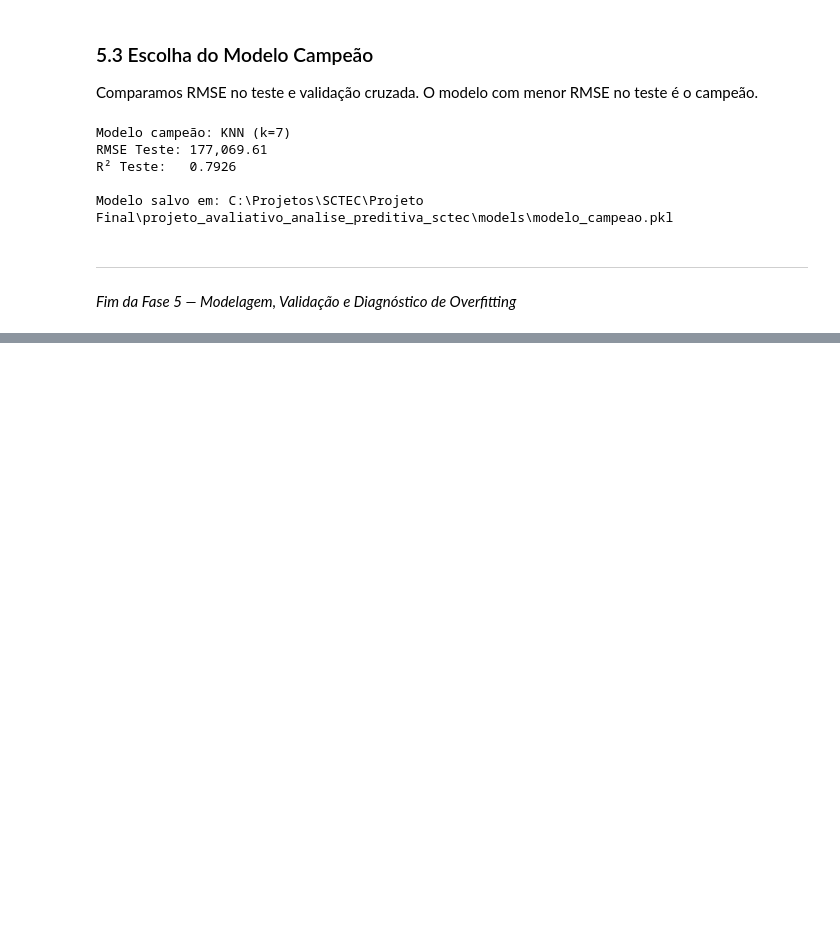
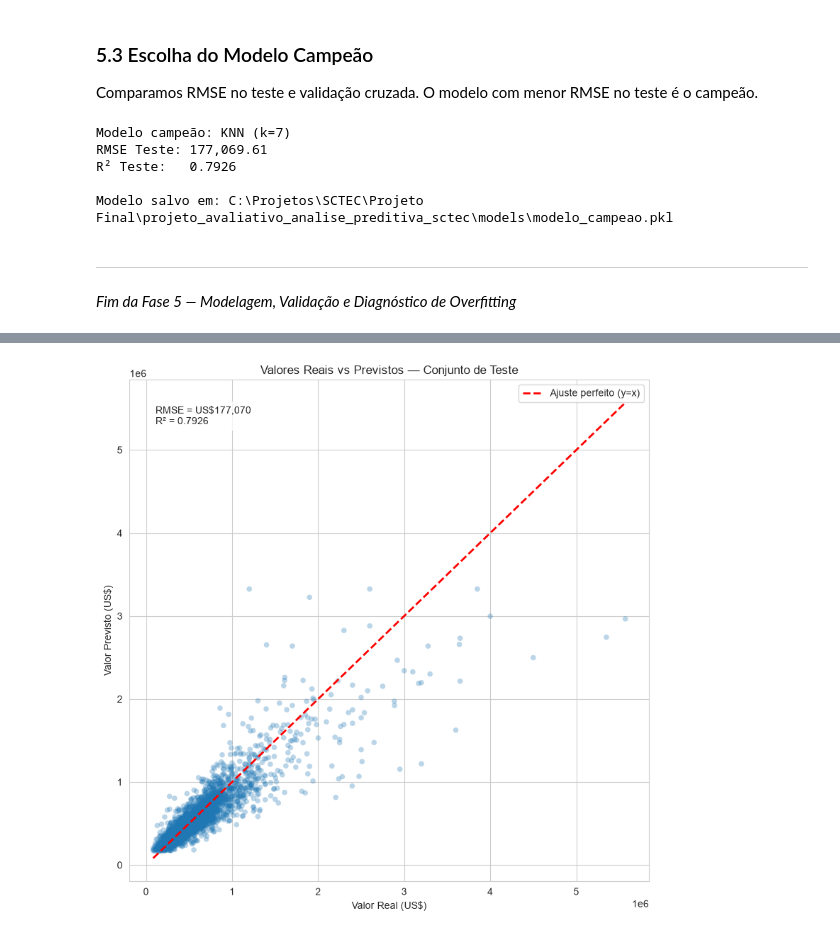
Before and after one commit to robertosim/projeto_avaliativo_analise_preditiva_sctec, a Jupyter notebook: notebooks/principal.ipynb, the cells around one changed output, grey strips where cells are left out. Cells and saved outputs as stored; diff of their text form; code cells hidden in the pictures; blank space fills up the shorter version.

```diff
--- a/notebooks/principal.ipynb
+++ b/notebooks/principal.ipynb
@@ -908,0 +934,19 @@ Modelo salvo em: C:\Projetos\SCTEC\Projeto Final\projeto_avaliativo_analise_pred
+# %%
+from sklearn.metrics import mean_absolute_error, mean_squared_error, r2_score
+import numpy as np
+
+y_pred = modelo.predict(X_test_scaled)
+
+mae = mean_absolute_error(y_test, y_pred)
+mse = mean_squared_error(y_test, y_pred)
+rmse = np.sqrt(mse)
+r2 = r2_score(y_test, y_pred)
+
+print("=" * 50)
+print("MÉTRICAS — CONJUNTO DE TESTE")
+print("=" * 50)
+print(f"MAE:  US$ {mae:,.2f}")
+print(f"MSE:  US$ {mse:,.2f}")
+print(f"RMSE: US$ {rmse:,.2f}")
+print(f"R²:   {r2:.4f}")
+print("=" * 50)
@@ -908,0 +968,18 @@ Modelo salvo em: C:\Projetos\SCTEC\Projeto Final\projeto_avaliativo_analise_pred
+# %%
+# Gráfico 1: Valores Reais vs Previstos
+fig, ax = plt.subplots(figsize=(8, 8))
+ax.scatter(y_test, y_pred, alpha=0.3, edgecolors="none", s=30)
+min_val = min(y_test.min(), y_pred.min())
+max_val = max(y_test.max(), y_pred.max())
+ax.plot([min_val, max_val], [min_val, max_val], "r--", lw=2, label="Ajuste perfeito (y=x)")
+ax.set_xlabel("Valor Real (US$)")
+ax.set_ylabel("Valor Previsto (US$)")
+ax.set_title("Valores Reais vs Previstos — Conjunto de Teste")
+ax.legend()
+ax.text(0.05, 0.95, f"RMSE = US${rmse:,.0f}\nR² = {r2:.4f}",
+        transform=ax.transAxes, ha="left", va="top",
+        bbox=dict(boxstyle="round", facecolor="white", alpha=0.8))
+plt.tight_layout()
+plt.show()
+# %% [output]
+[figure, added]
```
Also changed, not shown: parts of 11 cells of this notebook, 1 other file.
